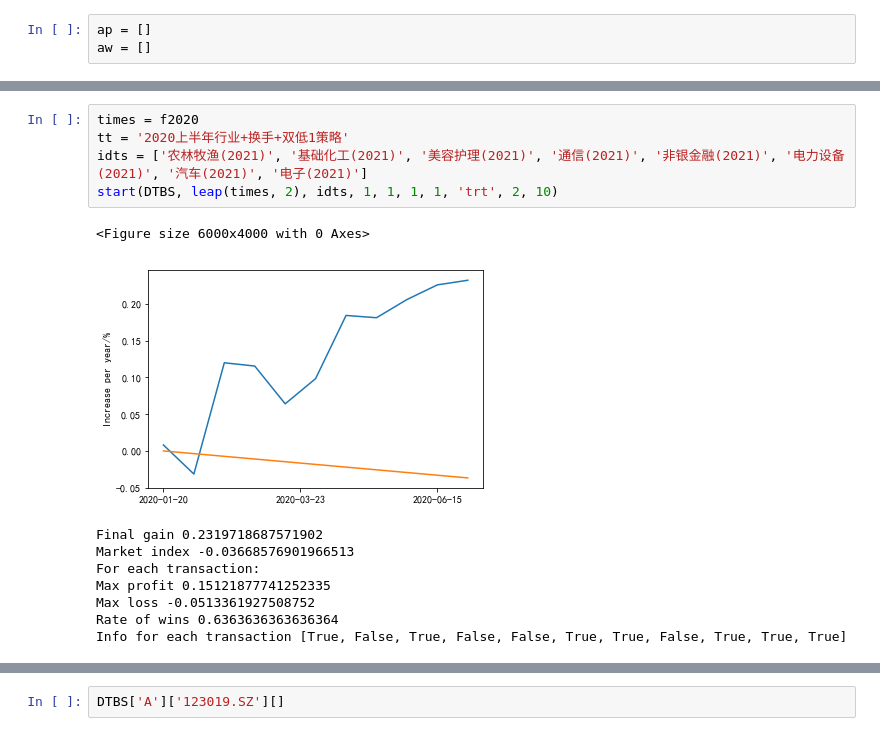
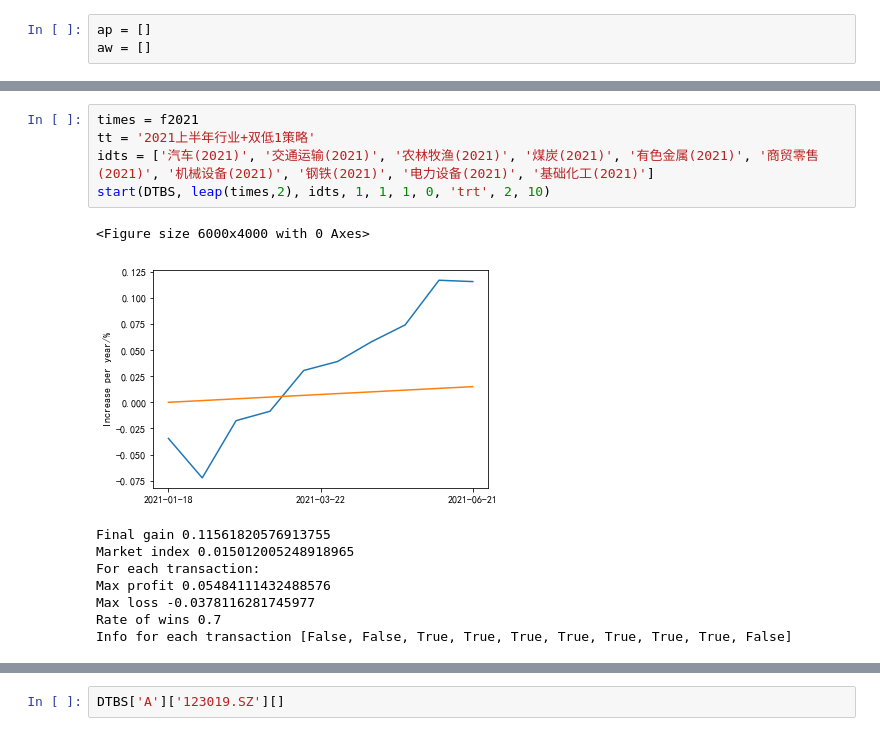
Before and after one commit to yts798/Convertible-Bond-Database, a Jupyter notebook: strategy/strategy.ipynb, the cells around one changed output, grey strips where cells are left out. Cells and saved outputs as stored; diff of their text form.

```diff
--- a/strategy/strategy.ipynb
+++ b/strategy/strategy.ipynb
@@ -446,15 +746,15 @@ aw = []
 # %%
-times = f2020
-tt = '2020上半年行业+换手+双低1策略'
-idts = ['农林牧渔(2021)', '基础化工(2021)', '美容护理(2021)', '通信(2021)', '非银金融(2021)', '电力设备(2021)', '汽车(2021)', '电子(2021)']
-start(DTBS, leap(times, 2), idts, 1, 1, 1, 1, 'trt', 2, 10)
+times = f2021
+tt = '2021上半年行业+双低1策略'
+idts = ['汽车(2021)', '交通运输(2021)', '农林牧渔(2021)', '煤炭(2021)', '有色金属(2021)', '商贸零售(2021)', '机械设备(2021)', '钢铁(2021)', '电力设备(2021)', '基础化工(2021)']
+start(DTBS, leap(times,2), idts, 1, 1, 1, 0, 'trt', 2, 10)
 # %% [output]
 <Figure size 6000x4000 with 0 Axes>
-[figure, old version]
+[figure, new version]
-Final gain 0.2319718687571902
-Market index -0.03668576901966513
+Final gain 0.11561820576913755
+Market index 0.015012005248918965
 For each transaction:
-Max profit 0.15121877741252335
-Max loss -0.0513361927508752
-Rate of wins 0.6363636363636364
-Info for each transaction [True, False, True, False, False, True, True, False, True, True, True]
+Max profit 0.05484111432488576
+Max loss -0.0378116281745977
+Rate of wins 0.7
+Info for each transaction [False, False, True, True, True, True, True, True, True, False]
```
Also changed, not shown: parts of 23 cells of this notebook, 5 other files.
